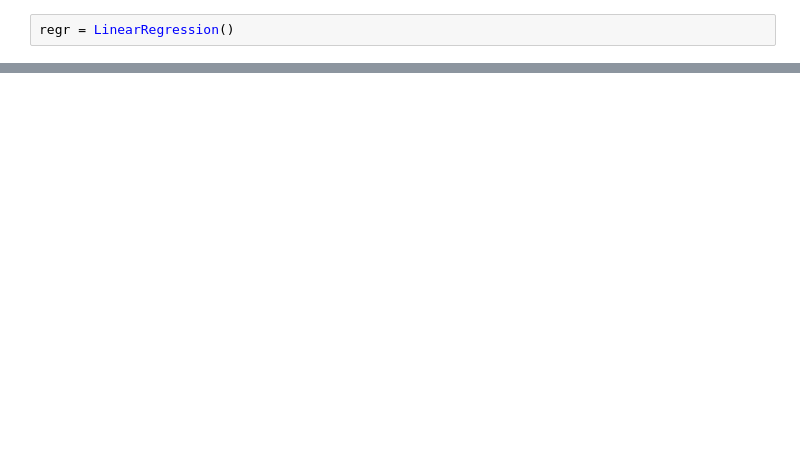
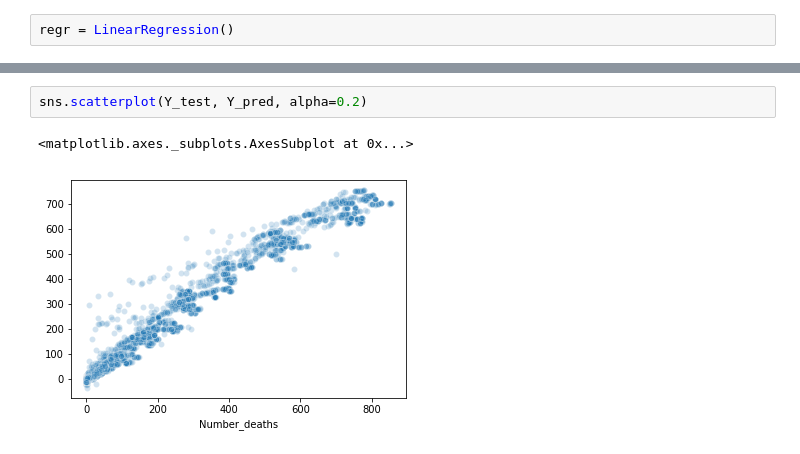
Before and after one commit to Arifa-B/Predictive-Analysis-of-COVID-19-Mortality-Rate, a Jupyter notebook: Predictive Analysis - Number of COVID-19 Deaths.ipynb, the cells around one changed output, grey strips where cells are left out. Cells and saved outputs as stored; diff of their text form; blank space fills up the shorter version.

```diff
--- a/Predictive Analysis - Number of COVID-19 Deaths.ipynb
+++ b/Predictive Analysis - Number of COVID-19 Deaths.ipynb
@@ -88,0 +166,5 @@ regr.score(X_test, y_test)
+# %%
+sns.scatterplot(Y_test, Y_pred, alpha=0.2)
+# %% [output]
+<matplotlib.axes._subplots.AxesSubplot at 0x...>
+[figure, added]
```
Also changed, not shown: parts of 19 cells of this notebook.
